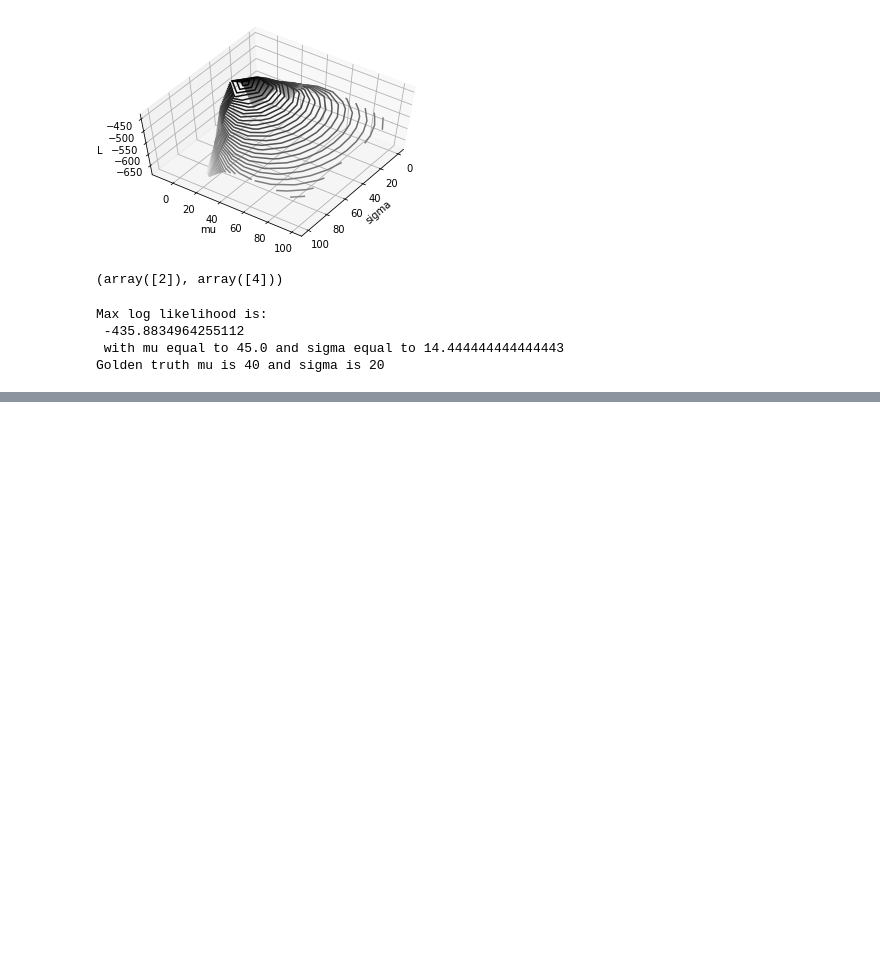
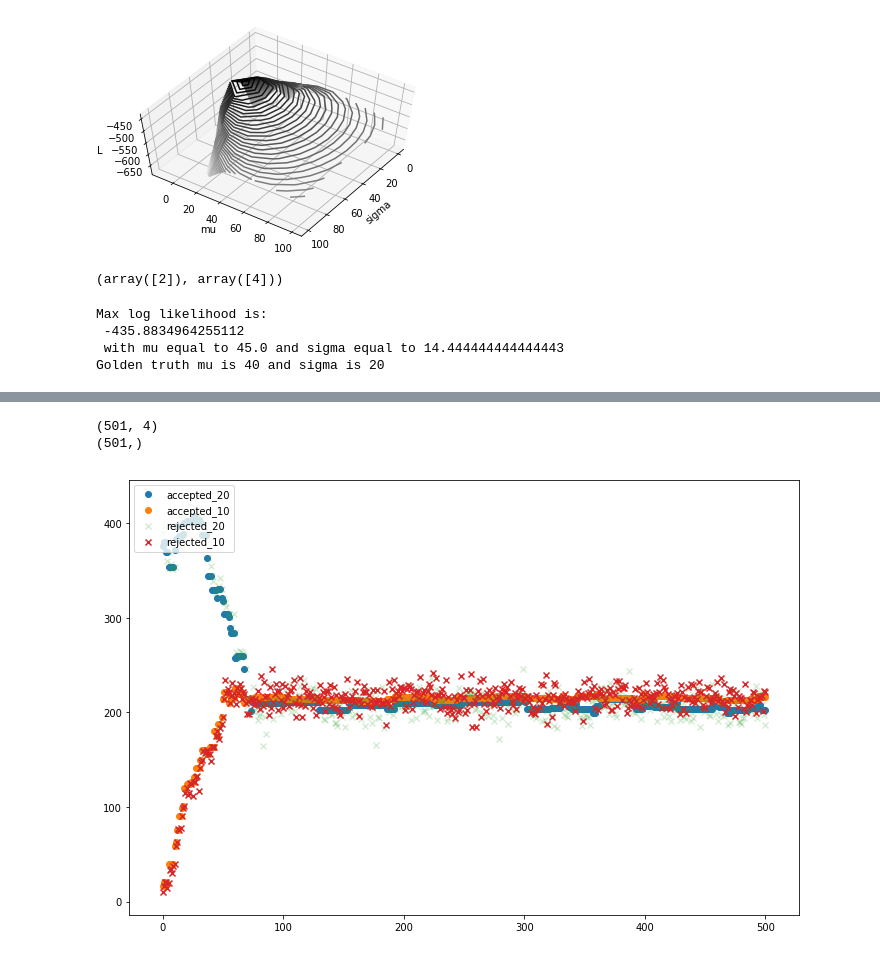
Before and after one commit to olwflynn/Learning, a Jupyter notebook: Bayesian learning - Decoders and Inference.ipynb, the cells around one changed output, grey strips where cells are left out. Saved outputs shown, nothing was run; the diff lists cells and outputs as text; code cells hidden in the pictures; blank space fills up the shorter version.

```diff
--- a/Bayesian learning - Decoders and Inference.ipynb
+++ b/Bayesian learning - Decoders and Inference.ipynb
@@ -205,0 +395,12 @@ Golden truth mu is 40 and sigma is 20
+# %%
+# scatter plot with accepted and rejected categories, y axis is mu and x axis is n iterations
+import pandas as pd
+
+ll_calc = lambda mu1, mu2: metMC.loglikelihood_norm(X_clusters, [[mu1,mu2],[20, 10]])
+
+data = {'accepted_20': acc_arr[:,0,0], 'accepted_10': acc_arr[:,0,1], 'rejected_20': rej_arr[:,0,0], \
+        'rejected_10':rej_arr[:,0,1], 'iterations':np.array([i for i in range(len(acc_arr))]), \
+       'll_accepted': np.array([ll_calc(acc_arr[:,0,0][i],acc_arr[:,0,1][i]) for i in range(len(acc_arr))])}
+df = pd.DataFrame(data=data)
+
+print(df.head())
@@ -205,0 +421,17 @@ Golden truth mu is 40 and sigma is 20
+# %%
+print(df[['accepted_20', 'accepted_10', 'rejected_20', 'rejected_10']].shape)
+print(df['iterations'].shape)
+
+plt.figure(figsize=(12,8))
+
+plt.scatter(y=df['accepted_20'], x=df['iterations'])
+plt.scatter(y=df['accepted_10'], x=df['iterations'])
+plt.scatter(y=df['rejected_20'], x=df['iterations'], marker='x', alpha=0.2)
+plt.scatter(y=df['rejected_10'], x=df['iterations'], marker='x')
+
+plt.legend(loc='upper left')
+plt.show()
+# %% [output]
+(501, 4)
+(501,)
+[figure, added]
```
Also changed, not shown: parts of 17 cells of this notebook.
